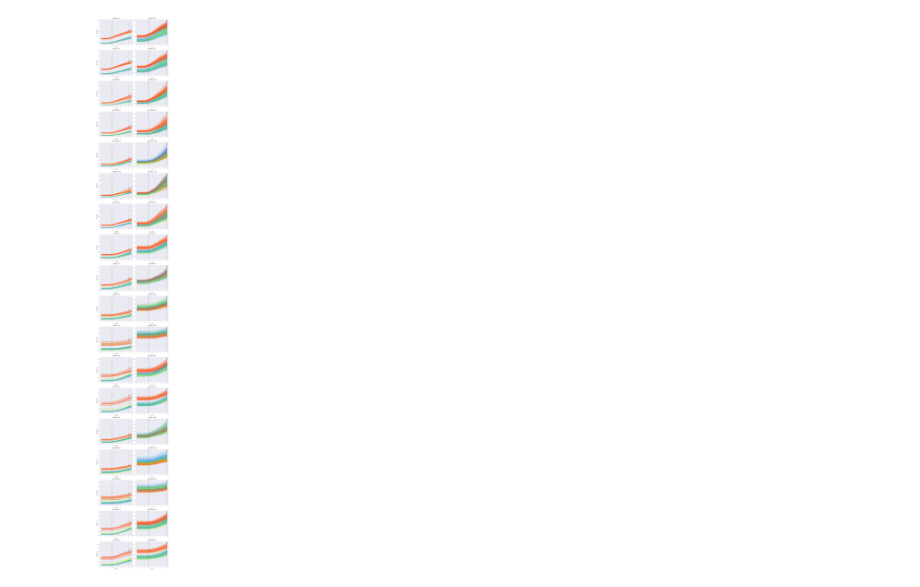
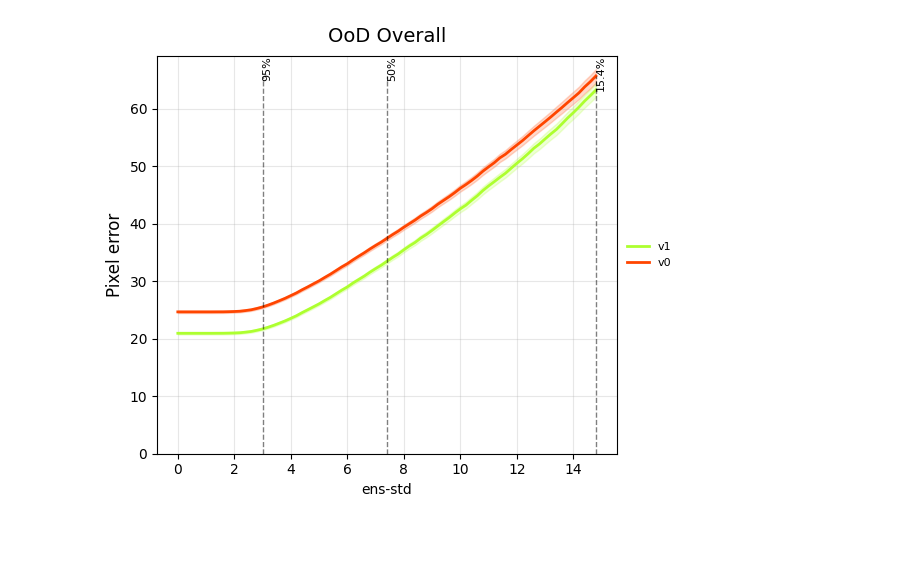
Before and after one commit to ksikka/cropzoom_related, a Jupyter notebook: paw_ood_pixel_error_simple.ipynb, the cells around one changed output. Saved outputs shown, nothing was run; the diff lists cells and outputs as text; code cells hidden in the pictures; blank space fills up the shorter version.

Commit message:
just output OOD and average the model

```diff
--- a/paw_ood_pixel_error_simple.ipynb
+++ b/paw_ood_pixel_error_simple.ipynb
@@ -446,0 +13,20 @@ plt.show()
+# %%
+ood = Ensemble()
+ood.data_to_plot = {}
+output_dir = "fuse_outputs/chickadee/cropzoom/"
+
+for i in range(5):
+    key = f"v0.{i}.1"
+    value = output_dir + f"detector_{i}/image_preds/CollectedData_merged_new.csv/predictions.csv"
+    ood.data_to_plot[key] = value
+
+    key = f"v1.{i}.1"
+    value = output_dir + f"pose_supervised_{i}/image_preds/cropped_CollectedData_merged_new.csv/remapped_predictions.csv"
+    ood.data_to_plot[key] = value
+    """
+    key = f"v2.{i}.1"
+    value = output_dir + f"pose_ctx_{i}/image_preds/cropped_CollectedData_merged_new.csv/remapped_predictions.csv"
+    ood.data_to_plot[key] = value
+    """
+
+build_ensemble(ood)
@@ -447,26 +52,33 @@ plt.show()
 # %%
+from paw_ood_pixel_error_simple import plot, Ensemble, color_mapping
+ensembles: list[Ensemble] = [ood]
 
-keypoints = ind.df_error_list[0].columns.tolist()
+import itertools
+for ind_ood, seed, model_type in itertools.product(range(2), range(5), range(3)):
+    if model_type == 0:
+        color = color_mapping["v0"]
+    elif model_type == 1:
+        color = "green" # color_mapping["v1"]
+    else:
+        color = color_mapping["v2"]
+    color_mapping[f"v{model_type}.{seed}.{ind_ood}"] = color
+
 fig, axes = plt.subplots(
     ncols=len(ensembles),
-    nrows=len(keypoints),
-    figsize=(6 * len(ensembles), 5 * len(keypoints)),
+    nrows=1,
+    figsize=(6 * len(ensembles), 5),
     sharey="row",
 )
-for i, ens in enumerate(ensembles):
-    ens: Ensemble
-    models_to_plot = list(ens.data_to_plot.keys())
-    df_line2 = ens.df_line2
-    n_points_dict = ens.n_points_dict
-    std_vals = ens.std_vals
+ens = ood
+models_to_plot = list(ens.data_to_plot.keys())
+df_line2 = ens.df_line2
+n_points_dict = ens.n_points_dict
+std_vals = ens.std_vals
 
-    for j, keypoint in enumerate(keypoints):
-        ax = axes[j, i]
-        plot(ax, models_to_plot, "InD" if ens==ind else "OoD", keypoint=keypoint)
+ax = axes
+plot(ax, ens, models_to_plot, "OoD")
 
-#plt.subplots_adjust(bottom=0.25, hspace=0.8)
 plt.tight_layout()
-plt.autoscale(enable=True, axis='y',)
 plt.show()
 # %% [output]
-[figure, old version]
+[figure, new version]
```
Also changed, not shown: parts of 6 cells of this notebook, 1 other file.
